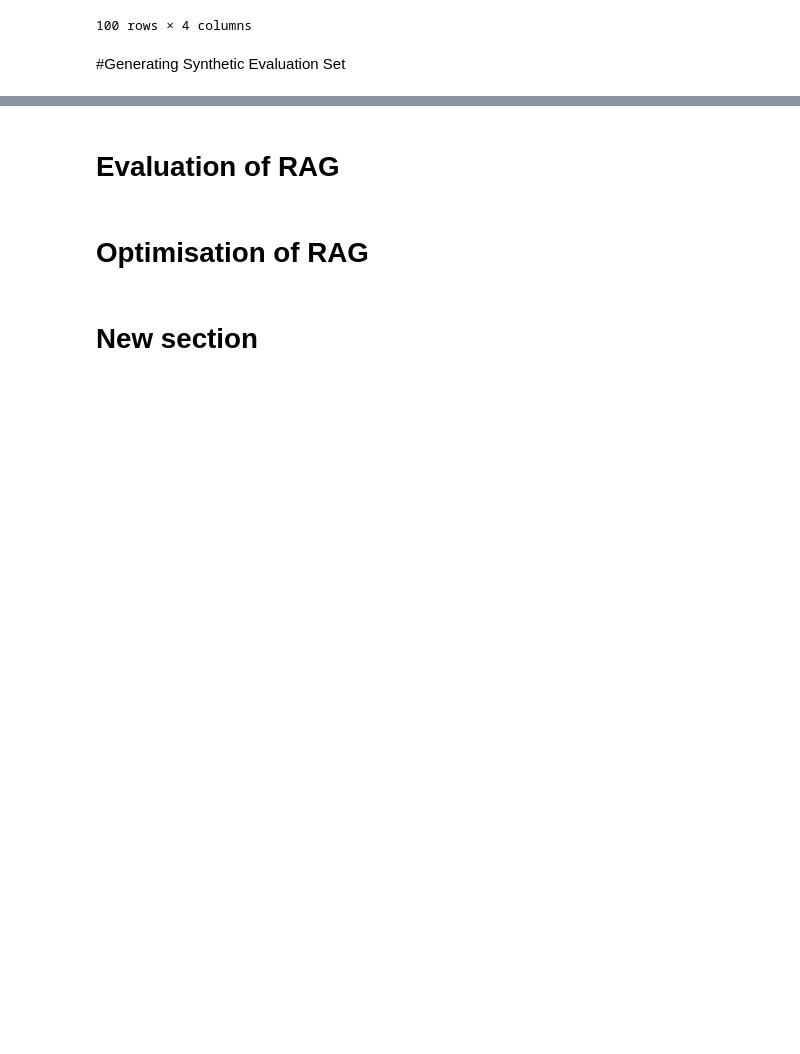
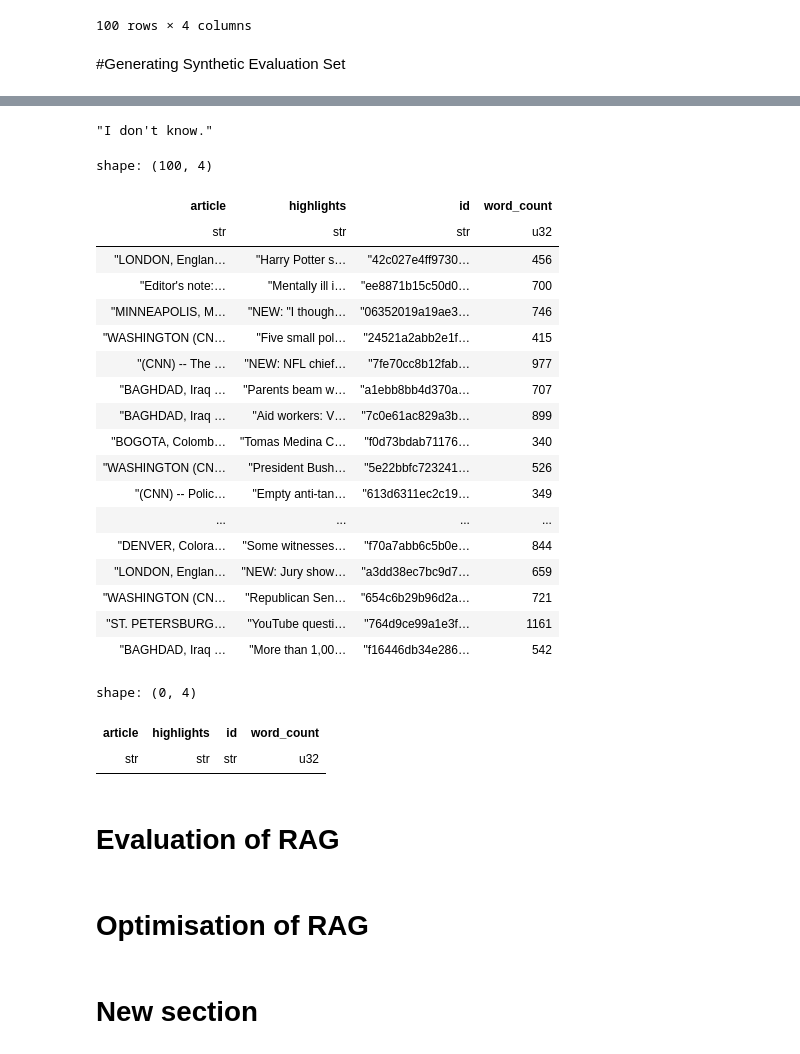
Before and after one commit to gox6/colab-demos, a Jupyter notebook: rags/evaluate-rags-rigorously-or-perish.ipynb, the cells around one changed output, grey strips where cells are left out. Cells and saved outputs as stored; diff of their text form; code cells hidden in the pictures; blank space fills up the shorter version.

```diff
--- a/rags/evaluate-rags-rigorously-or-perish.ipynb
+++ b/rags/evaluate-rags-rigorously-or-perish.ipynb
@@ -241,0 +313,60 @@ shape: (31, 7)
+# %%
+from langchain_openai import ChatOpenAI
+from langchain_core.prompts import ChatPromptTemplate
+from langchain_core.output_parsers import StrOutputParser
+from langchain_core.runnables import RunnablePassthrough
+
+
+template = """Answer the question based only on the following context.
+If the context doesn't contain entities present in the question say you don't know.
+
+{context}
+
+Question: {question}
+"""
+prompt = ChatPromptTemplate.from_template(template)
+model = ChatOpenAI(model="gpt-3.5-turbo")
+
+
+def format_docs(docs):
+    return "\n\n".join([doc.page_content for doc in docs])
+
+
+chain = (
+    {"context": retriever | format_docs, "question": RunnablePassthrough()}
+    | prompt
+    | model
+    | StrOutputParser()
+)
+
+chain.invoke("Who is Lech Walesa?")
+# %% [output]
+"I don't know."
+# %%
+news_pl
+# %% [output]
+shape: (100, 4)
+| article | highlights | id | word_count |
+| str | str | str | u32 |
+| "LONDON, Englan… | "Harry Potter s… | "42c027e4ff9730… | 456 |
+| "Editor's note:… | "Mentally ill i… | "ee8871b15c50d0… | 700 |
+| "MINNEAPOLIS, M… | "NEW: "I though… | "06352019a19ae3… | 746 |
+| "WASHINGTON (CN… | "Five small pol… | "24521a2abb2e1f… | 415 |
+| "(CNN) -- The … | "NEW: NFL chief… | "7fe70cc8b12fab… | 977 |
+| "BAGHDAD, Iraq … | "Parents beam w… | "a1ebb8bb4d370a… | 707 |
+| "BAGHDAD, Iraq … | "Aid workers: V… | "7c0e61ac829a3b… | 899 |
+| "BOGOTA, Colomb… | "Tomas Medina C… | "f0d73bdab71176… | 340 |
+| "WASHINGTON (CN… | "President Bush… | "5e22bbfc723241… | 526 |
+| "(CNN) -- Polic… | "Empty anti-tan… | "613d6311ec2c19… | 349 |
+| ... | ... | ... | ... |
+| "DENVER, Colora… | "Some witnesses… | "f70a7abb6c5b0e… | 844 |
+| "LONDON, Englan… | "NEW: Jury show… | "a3dd38ec7bc9d7… | 659 |
+| "WASHINGTON (CN… | "Republican Sen… | "654c6b29b96d2a… | 721 |
+| "ST. PETERSBURG… | "YouTube questi… | "764d9ce99a1e3f… | 1161 |
+| "BAGHDAD, Iraq … | "More than 1,00… | "f16446db34e286… | 542 |
+# %%
+news_pl.filter(pl.col("article").str.contains("Walesa"))
+# %% [output]
+shape: (0, 4)
+| article | highlights | id | word_count |
+| str | str | str | u32 |
```
Also changed, not shown: parts of 15 cells of this notebook.
